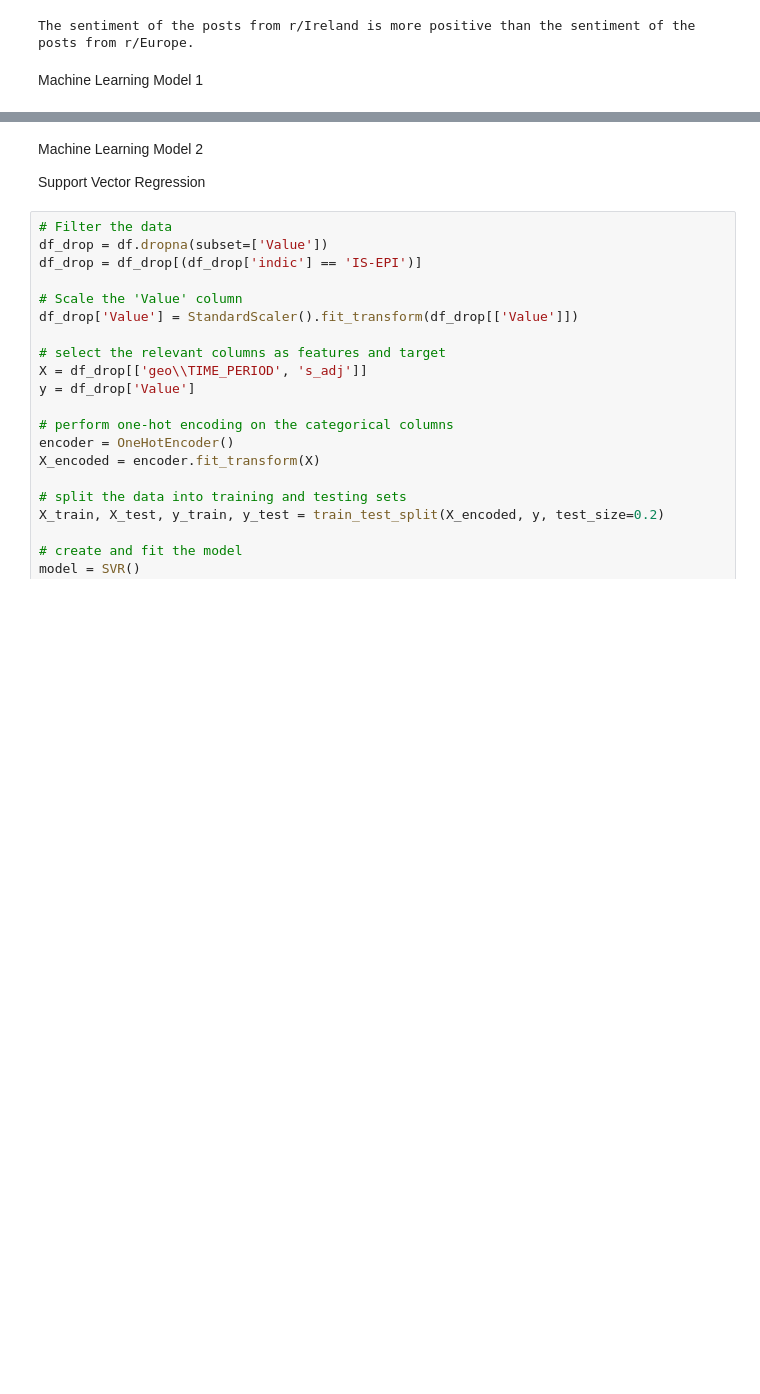
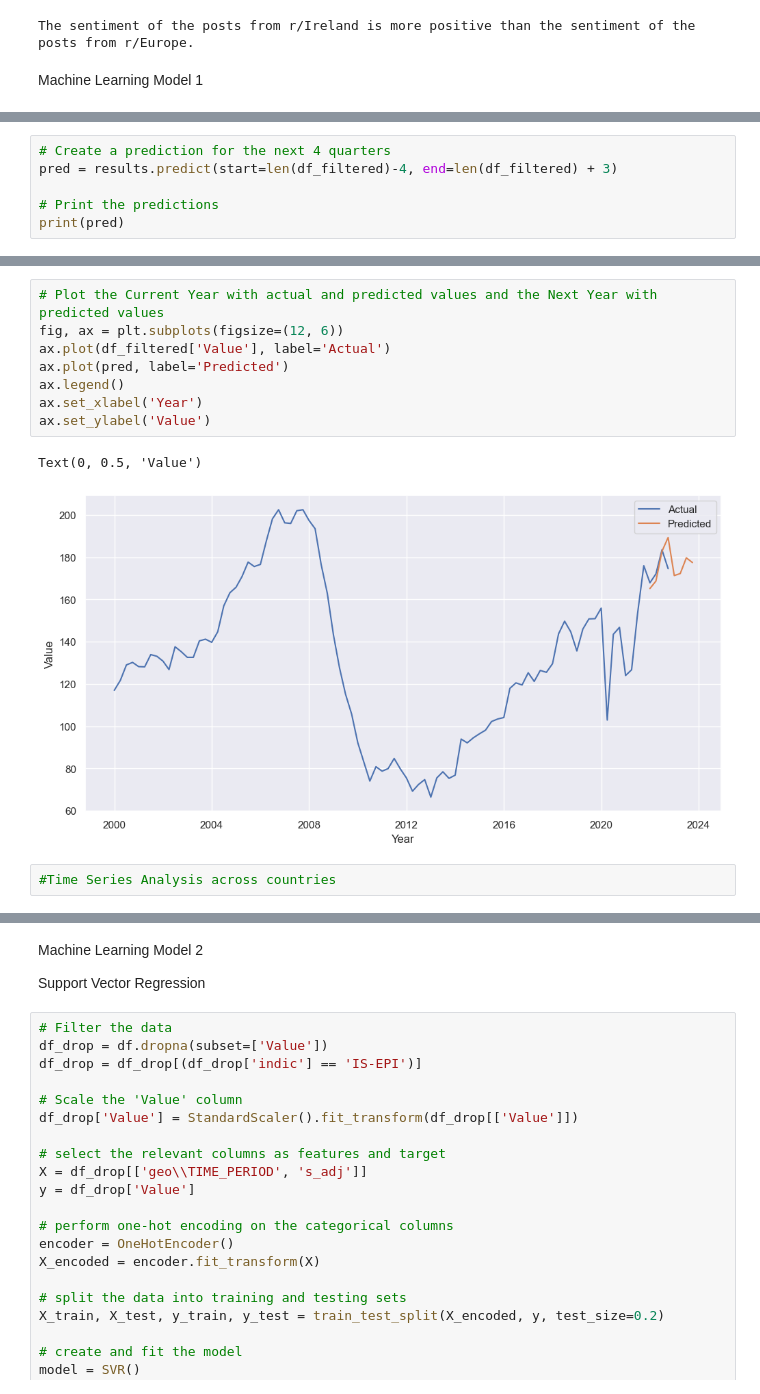
Before and after one commit to paulr28/MSc_DA_CA2, a Jupyter notebook: Explortation_1.ipynb, the cells around one changed output, grey strips where cells are left out. Cells and saved outputs as stored; diff of their text form; blank space fills up the shorter version.

```diff
--- a/Explortation_1.ipynb
+++ b/Explortation_1.ipynb
@@ -582,0 +598,6 @@ plt.show()
+# %%
+# Create a prediction for the next 4 quarters
+pred = results.predict(start=len(df_filtered)-4, end=len(df_filtered) + 3)
+
+# Print the predictions
+print(pred)
@@ -582,0 +614,13 @@ plt.show()
+# %%
+# Plot the Current Year with actual and predicted values and the Next Year with predicted values
+fig, ax = plt.subplots(figsize=(12, 6))
+ax.plot(df_filtered['Value'], label='Actual')
+ax.plot(pred, label='Predicted')
+ax.legend()
+ax.set_xlabel('Year')
+ax.set_ylabel('Value')
+# %% [output]
+Text(0, 0.5, 'Value')
+[figure, added]
+# %%
+#Time Series Analysis across countries
```
Also changed, not shown: parts of 21 cells of this notebook.
